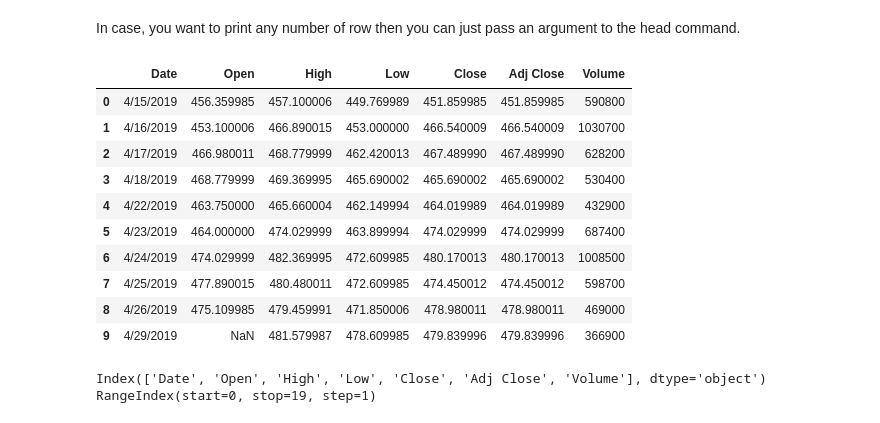
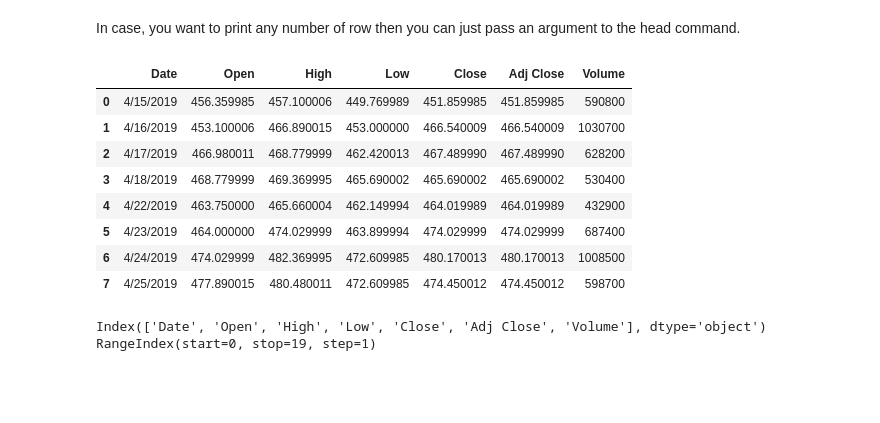
Before and after one commit to aarti-b/all_about_pandas, a Jupyter notebook: pandas_foundation/pandas_foundation_introduction.ipynb, the cells around one changed output. Saved outputs shown, nothing was run; the diff lists cells and outputs as text; code cells hidden in the pictures; blank space fills up the shorter version.

Commit message:
more_about_sorting_the_data (#4)
* more_about_sorting_the_data

* Selecting_the_data

* data selection and operation on data

* How to use boolean

```diff
--- a/pandas_foundation/pandas_foundation_introduction.ipynb
+++ b/pandas_foundation/pandas_foundation_introduction.ipynb
@@ -33,19 +48,17 @@ data.head()         #prints 0-4 examples of data frame
 # %% [markdown]
 In case, you want to print any number of row then you can just pass an argument to the head command.
 # %%
-data.head(10) # print first 10 rows of the dataset
+data.head(8) # print first 8 rows of the dataset
 # %% [output]
 |  | Date | Open | High | Low | Close | Adj Close | Volume |
 | 0 | 4/15/2019 | 456.359985 | 457.100006 | 449.769989 | 451.859985 | 451.859985 | 590800 |
 | 1 | 4/16/2019 | 453.100006 | 466.890015 | 453.000000 | 466.540009 | 466.540009 | 1030700 |
 | 2 | 4/17/2019 | 466.980011 | 468.779999 | 462.420013 | 467.489990 | 467.489990 | 628200 |
 | 3 | 4/18/2019 | 468.779999 | 469.369995 | 465.690002 | 465.690002 | 465.690002 | 530400 |
 | 4 | 4/22/2019 | 463.750000 | 465.660004 | 462.149994 | 464.019989 | 464.019989 | 432900 |
 | 5 | 4/23/2019 | 464.000000 | 474.029999 | 463.899994 | 474.029999 | 474.029999 | 687400 |
 | 6 | 4/24/2019 | 474.029999 | 482.369995 | 472.609985 | 480.170013 | 480.170013 | 1008500 |
 | 7 | 4/25/2019 | 477.890015 | 480.480011 | 472.609985 | 474.450012 | 474.450012 | 598700 |
-| 8 | 4/26/2019 | 475.109985 | 479.459991 | 471.850006 | 478.980011 | 478.980011 | 469000 |
-| 9 | 4/29/2019 | NaN | 481.579987 | 478.609985 | 479.839996 | 479.839996 | 366900 |
 # %%
 print(data.columns)        # prints data column names
 print(data.index)          # prints index name if any
```
Also changed, not shown: parts of 103 cells of this notebook.
